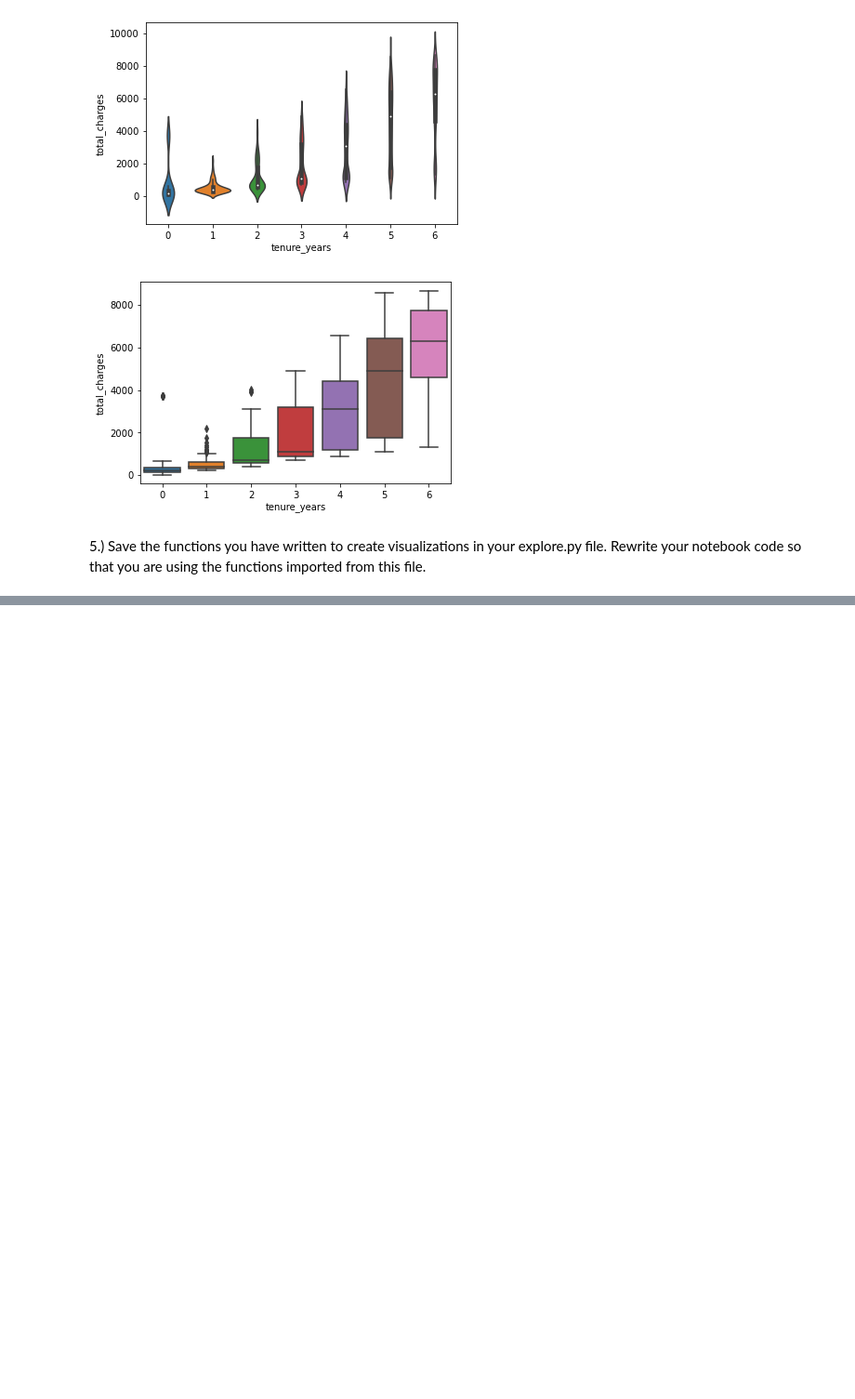
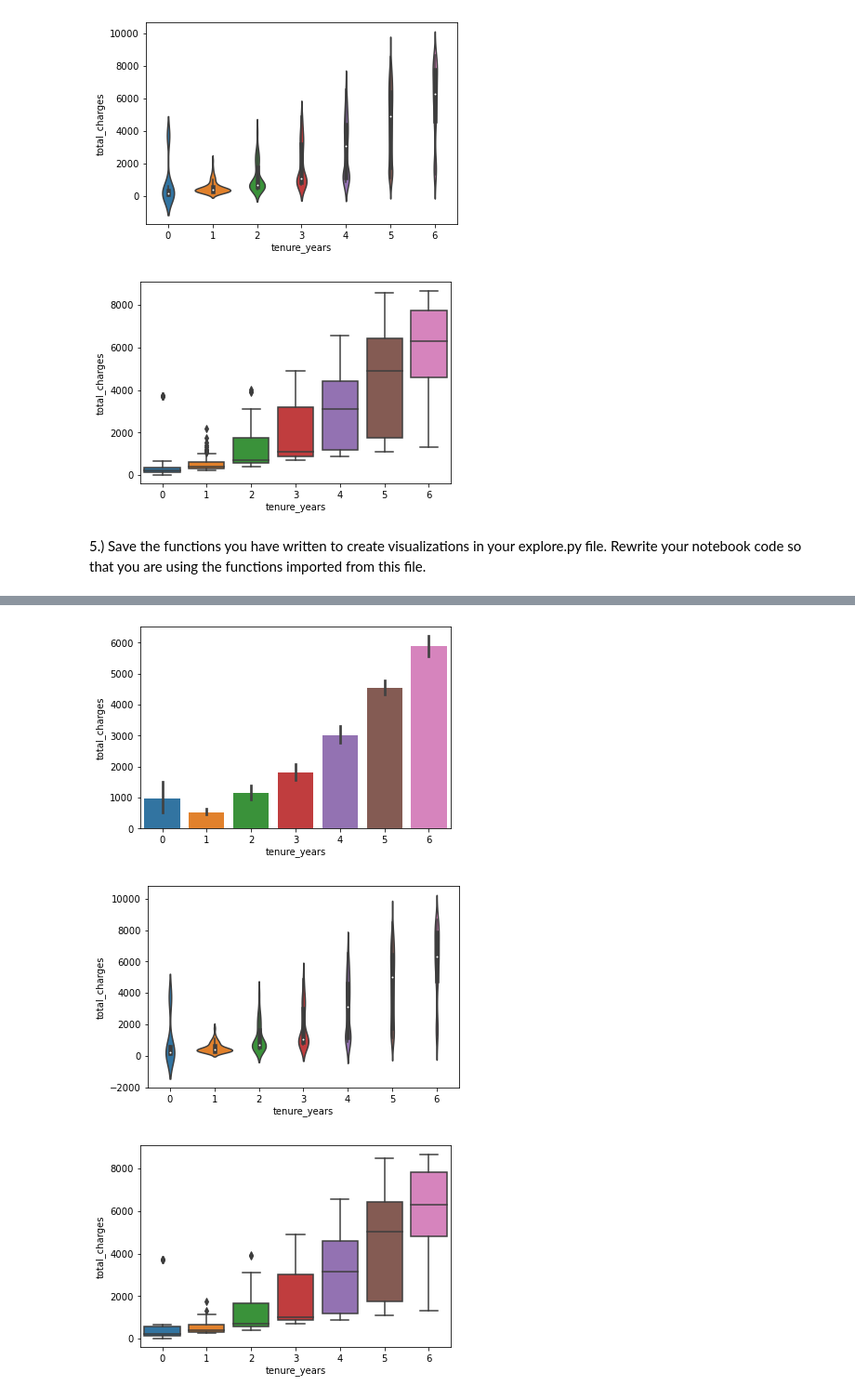
Before and after one commit to chriseverts/regression-exercises-, a Jupyter notebook: explore.ipynb, the cells around one changed output, grey strips where cells are left out. Shown at 93% size. Saved outputs shown, nothing was run; the diff lists cells and outputs as text; code cells hidden in the pictures; blank space fills up the shorter version.

```diff
--- a/explore.ipynb
+++ b/explore.ipynb
@@ -179,0 +203,6 @@ plot_categorical_and_continuous_vars(df, 'tenure_years', 'total_charges')
+# %%
+explore.plot_categorical_and_continuous_vars(train, 'tenure_years', 'total_charges')
+# %% [output]
+[figure, added]
+[figure, added]
+[figure, added]
```
Also changed, not shown: parts of 4 cells of this notebook, 2 other files.
